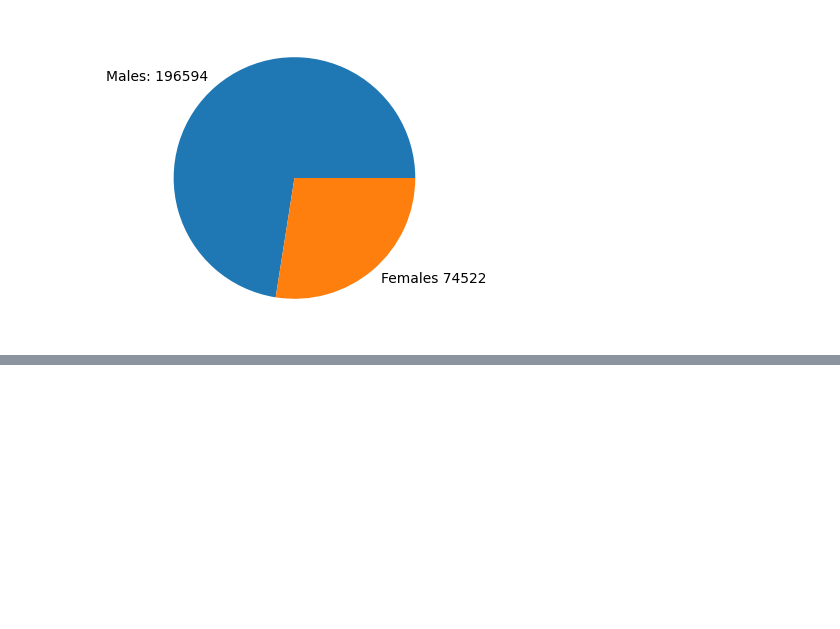
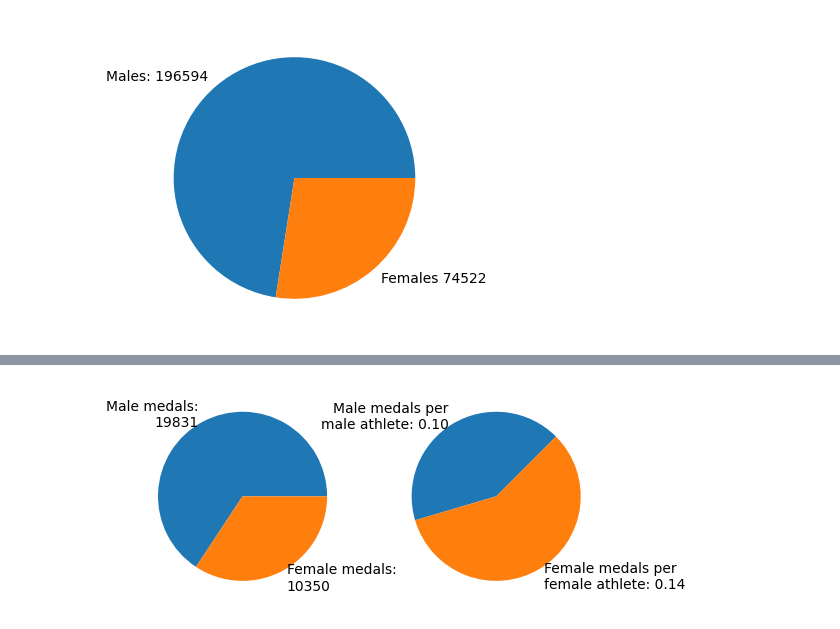
Before and after one commit to yuna-liu/Databehandling-OS-Yuna-Joachim, a Jupyter notebook: Q0_J.ipynb, the cells around one changed output, grey strips where cells are left out. Cells and saved outputs as stored; diff of their text form; code cells hidden in the pictures; blank space fills up the shorter version.

```diff
--- a/Q0_J.ipynb
+++ b/Q0_J.ipynb
@@ -234,15 +234,13 @@ ax.pie([Nmen, Nwomen], labels=[f"Males: {Nmen}", f"Females {Nwomen}"]);
 # Topp 10 countries based on medals
 
 # 1. Remove all without medals
-numb_medals = athlete.dropna(axis="rows").drop(
-    ['Sex','Age','Height','Weight','Games','Year','Season','City','Sport','Event']
-    , axis="columns")
+athletemedals = athlete.dropna(axis="rows")
 
 # 2. Add a column with number of medals
-numb_medals["Number medals"] = 1
+athletemedals.loc[:,"Number medals"] = 1
 
 # 3. Groupby country (NOC) and sum
-numb_medals = numb_medals.groupby("NOC").sum()#.drop("ID")
+numb_medals = athletemedals.groupby("NOC").sum().drop(['ID','Age','Height','Weight','Year'], axis="columns")
 
 # 4. Sort by most medals
 numb_medals = numb_medals.sort_values("Number medals", ascending=False)
@@ -284,0 +273,26 @@ athlete.head()
+# %%
+# Number of medals per sex
+numb_medals = athletemedals.groupby("Sex").sum().drop(['ID','Age','Height','Weight','Year'], axis="columns")
+
+# Gender proportions
+fig,ax = plt.subplots(1,2, dpi=100, facecolor='white')
+
+Nmen = numb_medals.loc['M'][0]
+Nwomen = numb_medals.loc['F'][0]
+
+ax[0].pie([Nmen,Nwomen], labels=[f"Male medals:\n{Nmen}", f"Female medals:\n{Nwomen}"]);
+
+
+# Medals per athlete per gender
+
+Nmen = Nmen/(athlete["Sex"] == "M").sum()
+Nwomen = Nwomen/(athlete["Sex"] == "F").sum()
+
+ax[1].pie(
+    [Nmen, Nwomen],
+    labels=[f"Male medals per\nmale athlete: {Nmen:.2f}", f"Female medals per\nfemale athlete: {Nwomen:.2f}"],
+    normalize=True,
+    startangle=45
+);
+# %% [output]
+[figure, added]
```
Also changed, not shown: parts of 3 cells of this notebook.
